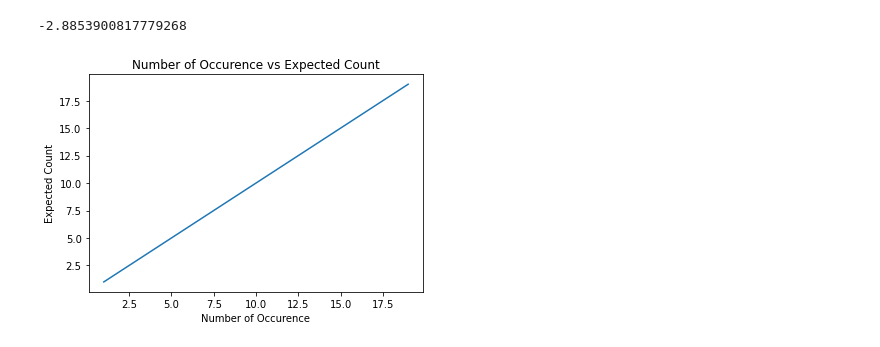
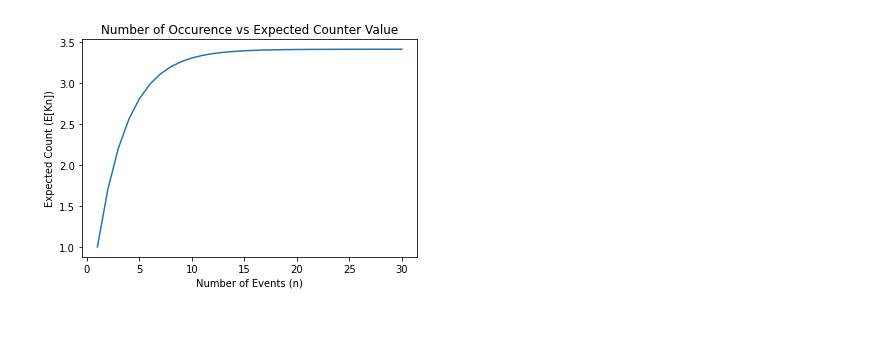
Before and after one commit to prablordeppey/Advanced-Algorithm, a Jupyter notebook: probability_counter/notebook/ApproximateCounting.ipynb, the cells around one changed output. Saved outputs shown, nothing was run; the diff lists cells and outputs as text; code cells hidden in the pictures.

Commit message:
working on decreasing

```diff
--- a/probability_counter/notebook/ApproximateCounting.ipynb
+++ b/probability_counter/notebook/ApproximateCounting.ipynb
@@ -349,14 +345,20 @@ class ExpectedCounter:
         - The expected counter values are recursively computed.
     """
     total_no_events = 1
-    def __init__(self):
+
+    def __init__(self, counter_type=None):
         self.expected_counts = dict()
+        self.counter_type = counter_type
 
     def PlotExpectedCount(self):
+        output_dir = os.path.join(os.getcwd(),'output')
+        if not os.path.exists(output_dir):
+            os.mkdir(output_dir)
         plt.plot(self.expected_counts.keys(), self.expected_counts.values())
-        plt.title('Number of Occurence vs Expected Count')
-        plt.xlabel('Number of Occurence (k)')
-        plt.ylabel('Expected Count (Sk)')
+        plt.title('Number of Occurence vs Expected Counter Value')
+        plt.xlabel('Number of Events (n)')
+        plt.ylabel('Expected Count (E[Kn])')
+        plt.savefig(os.path.join(output_dir, self.counter_type))
         plt.show()
 
 
@@ -368,25 +370,27 @@ class ExpectedCounter:
 
     def FixedProbExpectedCount(self, num_events=1):
         if num_events == 1:
-            return 1
+            return 1/2
         return 1/2 + self.FixedProbExpectedCount(num_events-1)
 
 
-    def DecreasingProbExpectedCount(self, num_events=1):
+    def DecreasingProbExpectedCount(self, n, k=1):
         """
         recursively computes expected count with a decreasing probability
         """
-        if num_events == 1:
+        if (n == 1) and (k == 1):
             return 1
-        self.recursive_counts += 1
-        return 1/np.sqrt(2)**(num_events-1) + self.DecreasingProbExpectedCount(num_events-1)
+        if (n == 1) and (k == 0):
+            return 0
+
+        return (1-1/np.sqrt(2)**(k-1))*self.DecreasingProbExpectedCount(n-1, k-1) + (1/np.sqrt(2)**(k-1))*self.DecreasingProbExpectedCount(n-1, k)
 
 
     def Exact(self, total_no_events):
         """
         This produces counts that form a straight line. The function is identity.
         """
-        self.__init__()
+        self.__init__(counter_type='exact')
         self.total_no_events = total_no_events
         for event_num in range(1, self.total_no_events):
             self.expected_counts.update({event_num : self.ExactExpectedCount(num_events=event_num)})
@@ -397,7 +401,7 @@ class ExpectedCounter:
         """
         The values produced also form a slowly increasing linear function. compared to the exact counter.
         """
-        self.__init__()
+        self.__init__(counter_type='fixed')
         self.total_no_events = total_no_events
         for event_num in range(1, self.total_no_events+1):
             self.expected_counts.update({event_num : self.FixedProbExpectedCount(num_events=event_num)})
@@ -408,12 +412,12 @@ class ExpectedCounter:
         """
         computes expected count for each event and plots these values
         """
-        self.__init__()
+        self.__init__(counter_type='decreasing')
         self.total_no_events = total_no_events
 
-        for event_num in range(1, self.total_no_events+1):
-            self.recursive_counts = 0
-            self.expected_counts.update({event_num : self.DecreasingProbExpectedCount(num_events=event_num)})
+        # for event_num in range(1, self.total_no_events+1):
+            # print(self.DecreasingProbExpectedCount())
+            # self.expected_counts.update({event_num : self.DecreasingProbExpectedCount(num_events=event_num)})
         # self.PlotExpectedCount()
 
 EC = ExpectedCounter()
@@ -445,12 +466,7 @@ EC.expected_counts
-# %%
-n=1
-((1/2)**((n-1)/2))/((1/2)*np.log(1/2))
-# %% [output]
--2.8853900817779268
 # %%
-EC.Exact(total_no_events=20)
+EC.DecreasingProb(total_no_events=30)
 # %% [output]
-[figure, old version]
+[figure, new version]
 # %%
 EC.expected_counts
 # %% [output]
```
Also changed, not shown: parts of 13 cells of this notebook, 16 other files.
